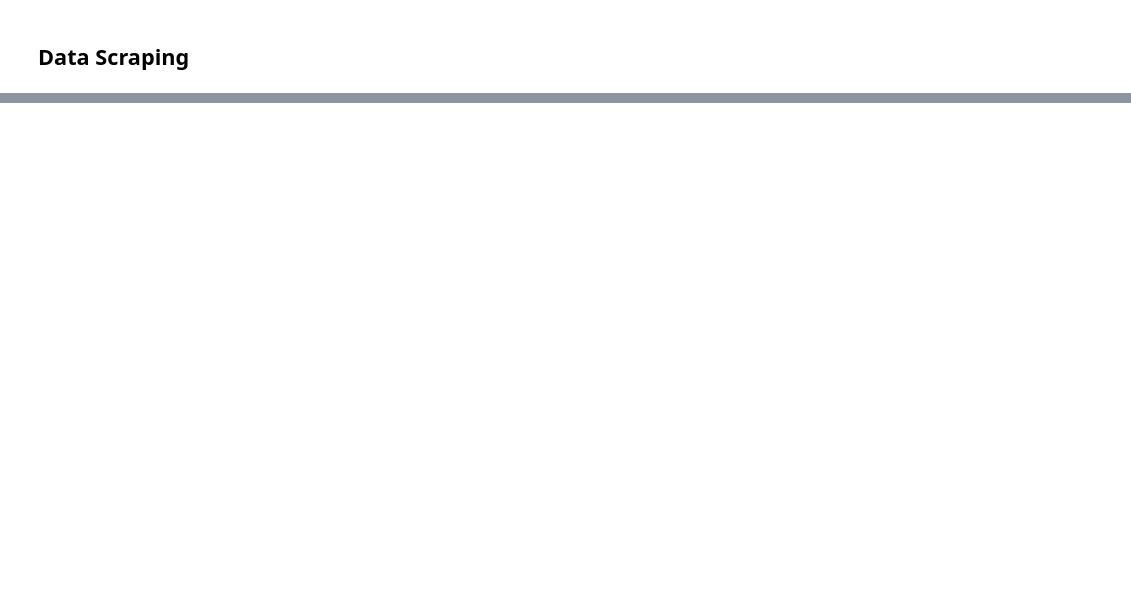
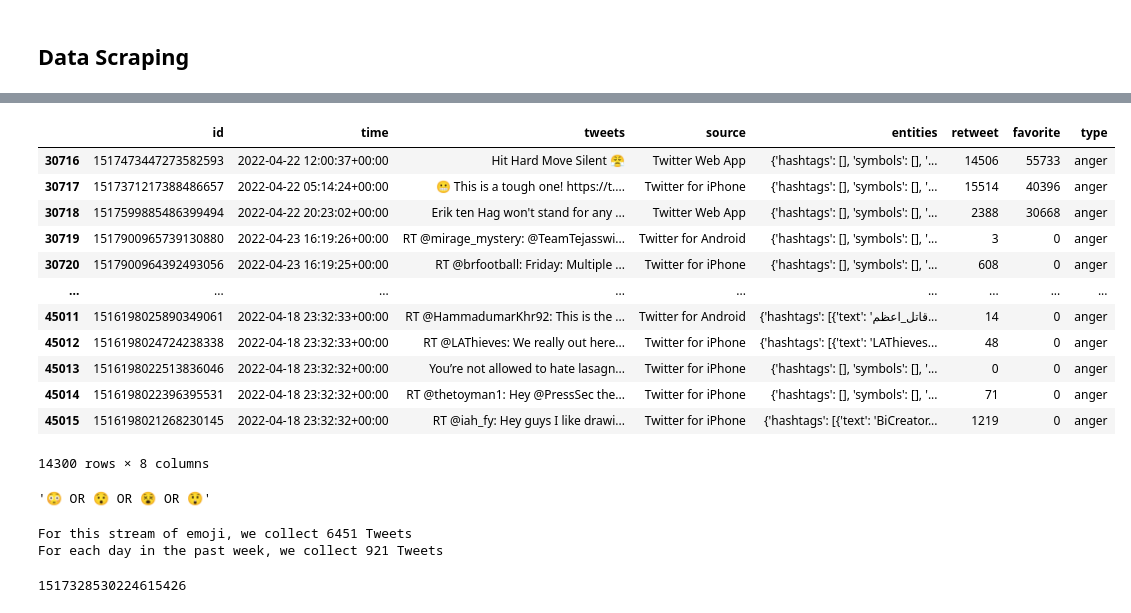
Before and after one commit to leyaoliatan/Sentiments-in-Tweets-with-Emojis, a Jupyter notebook: 2022_spring_CTA/project/code/CTA_proposal.ipynb, the cells around one changed output, grey strips where cells are left out. Cells and saved outputs as stored; diff of their text form; code cells hidden in the pictures; blank space fills up the shorter version.

```diff
--- a/2022_spring_CTA/project/code/CTA_proposal.ipynb
+++ b/2022_spring_CTA/project/code/CTA_proposal.ipynb
@@ -85,0 +689,18 @@ fatal: Not possible to fast-forward, aborting.
+# %%
+import pandas as pd
+df = pd.read_csv('tweets3.csv')
+df.query('type == "anger"')
+# %% [output]
+|  | id | time | tweets | source | entities | retweet | favorite | type |
+| 30716 | 1517473447273582593 | 2022-04-22 12:00:37+00:00 | Hit Hard Move Silent 😤 | Twitter Web App | {'hashtags': [], 'symbols': [], '... | 14506 | 55733 | anger |
+| 30717 | 1517371217388486657 | 2022-04-22 05:14:24+00:00 | 😬 This is a tough one! https://t.... | Twitter for iPhone | {'hashtags': [], 'symbols': [], '... | 15514 | 40396 | anger |
+| 30718 | 1517599885486399494 | 2022-04-22 20:23:02+00:00 | Erik ten Hag won't stand for any ... | Twitter Web App | {'hashtags': [], 'symbols': [], '... | 2388 | 30668 | anger |
+| 30719 | 1517900965739130880 | 2022-04-23 16:19:26+00:00 | RT @mirage_mystery: @TeamTejasswi... | Twitter for Android | {'hashtags': [], 'symbols': [], '... | 3 | 0 | anger |
+| 30720 | 1517900964392493056 | 2022-04-23 16:19:25+00:00 | RT @brfootball: Friday: Multiple ... | Twitter for iPhone | {'hashtags': [], 'symbols': [], '... | 608 | 0 | anger |
+| ... | ... | ... | ... | ... | ... | ... | ... | ... |
+| 45011 | 1516198025890349061 | 2022-04-18 23:32:33+00:00 | RT @HammadumarKhr92: This is the ... | Twitter for Android | {'hashtags': [{'text': 'قاتل_اعظم... | 14 | 0 | anger |
+| 45012 | 1516198024724238338 | 2022-04-18 23:32:33+00:00 | RT @LAThieves: We really out here... | Twitter for iPhone | {'hashtags': [{'text': 'LAThieves... | 48 | 0 | anger |
+| 45013 | 1516198022513836046 | 2022-04-18 23:32:32+00:00 | You’re not allowed to hate lasagn... | Twitter for iPhone | {'hashtags': [], 'symbols': [], '... | 0 | 0 | anger |
+| 45014 | 1516198022396395531 | 2022-04-18 23:32:32+00:00 | RT @thetoyman1: Hey @PressSec the... | Twitter for iPhone | {'hashtags': [], 'symbols': [], '... | 71 | 0 | anger |
+| 45015 | 1516198021268230145 | 2022-04-18 23:32:32+00:00 | RT @iah_fy: Hey guys I like drawi... | Twitter for iPhone | {'hashtags': [{'text': 'BiCreator... | 1219 | 0 | anger |
+14300 rows × 8 columns
@@ -85,0 +709,18 @@ fatal: Not possible to fast-forward, aborting.
+# %%
+###
+# 5-surprise
+keywords = ' OR '.join(surp)
+lastid = ''
+keywords
+# %% [output]
+'😳 OR 😯 OR 😵 OR 😲'
+# %%
+max_tweets = maxquerry[5]
+count = int(max_tweets/7)
+print('For this stream of emoji, we collect {} Tweets'.format(max_tweets))
+print('For each day in the past week, we collect {} Tweets'.format(count))
+lastid
+# %% [output]
+For this stream of emoji, we collect 6451 Tweets
+For each day in the past week, we collect 921 Tweets
+1517328530224615426
```
Also changed, not shown: parts of 41 cells of this notebook.
